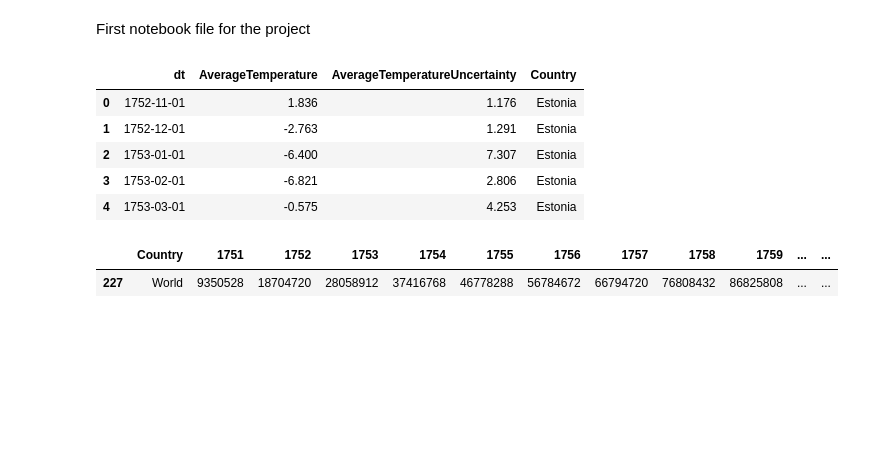
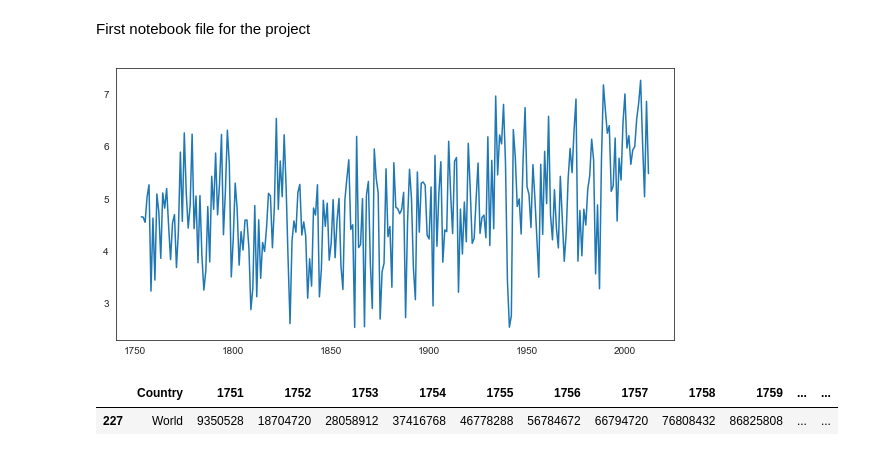
Before and after one commit to TL114/DataScience19, a Jupyter notebook: DS19.ipynb, the cells around one changed output. Saved outputs shown, nothing was run; the diff lists cells and outputs as text; code cells hidden in the pictures; blank space fills up the shorter version.

```diff
--- a/DS19.ipynb
+++ b/DS19.ipynb
@@ -6,15 +9,14 @@ import numpy as np
 # %%
 #Absolute temperatures, monthly readings for Estonia
-data_abs_est=pd.read_csv("Estonia.csv")
-data_est=data_abs_est.drop("Unnamed: 0",axis=1)
-data_est.head()
+data_abs_est = pd.read_csv("Estonia.csv",index_col=1, header=0,  parse_dates=True, squeeze=True)
+data_est=data_abs_est.drop(["Unnamed: 0","AverageTemperatureUncertainty","Country"], axis=1)
+data_est=data_est1[2:3122]
+data_est_year = data_est.groupby([data_est.index.year]).mean()
+plt.figure(figsize=(10,5))
+plt.plot(data_est_year)
+plt.show()
 # %% [output]
-|  | dt | AverageTemperature | AverageTemperatureUncertainty | Country |
-| 0 | 1752-11-01 | 1.836 | 1.176 | Estonia |
-| 1 | 1752-12-01 | -2.763 | 1.291 | Estonia |
-| 2 | 1753-01-01 | -6.400 | 7.307 | Estonia |
-| 3 | 1753-02-01 | -6.821 | 2.806 | Estonia |
-| 4 | 1753-03-01 | -0.575 | 4.253 | Estonia |
+[figure, added]
 # %%
 data_emissions=pd.read_csv("emission data.csv")
 world_emissions=data_emissions[data_emissions["Country"]=="World"]
```
Also changed, not shown: parts of 4 cells of this notebook.
